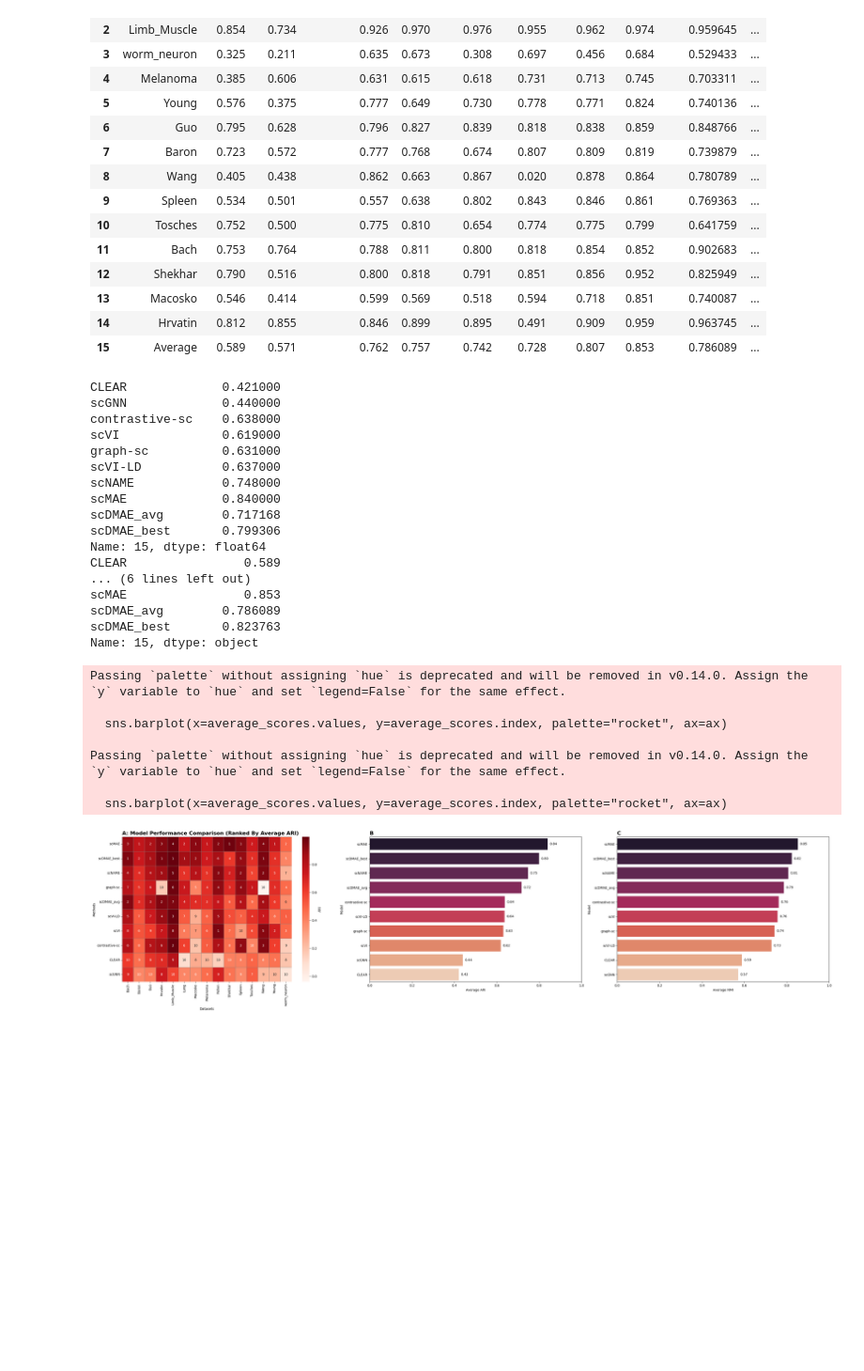
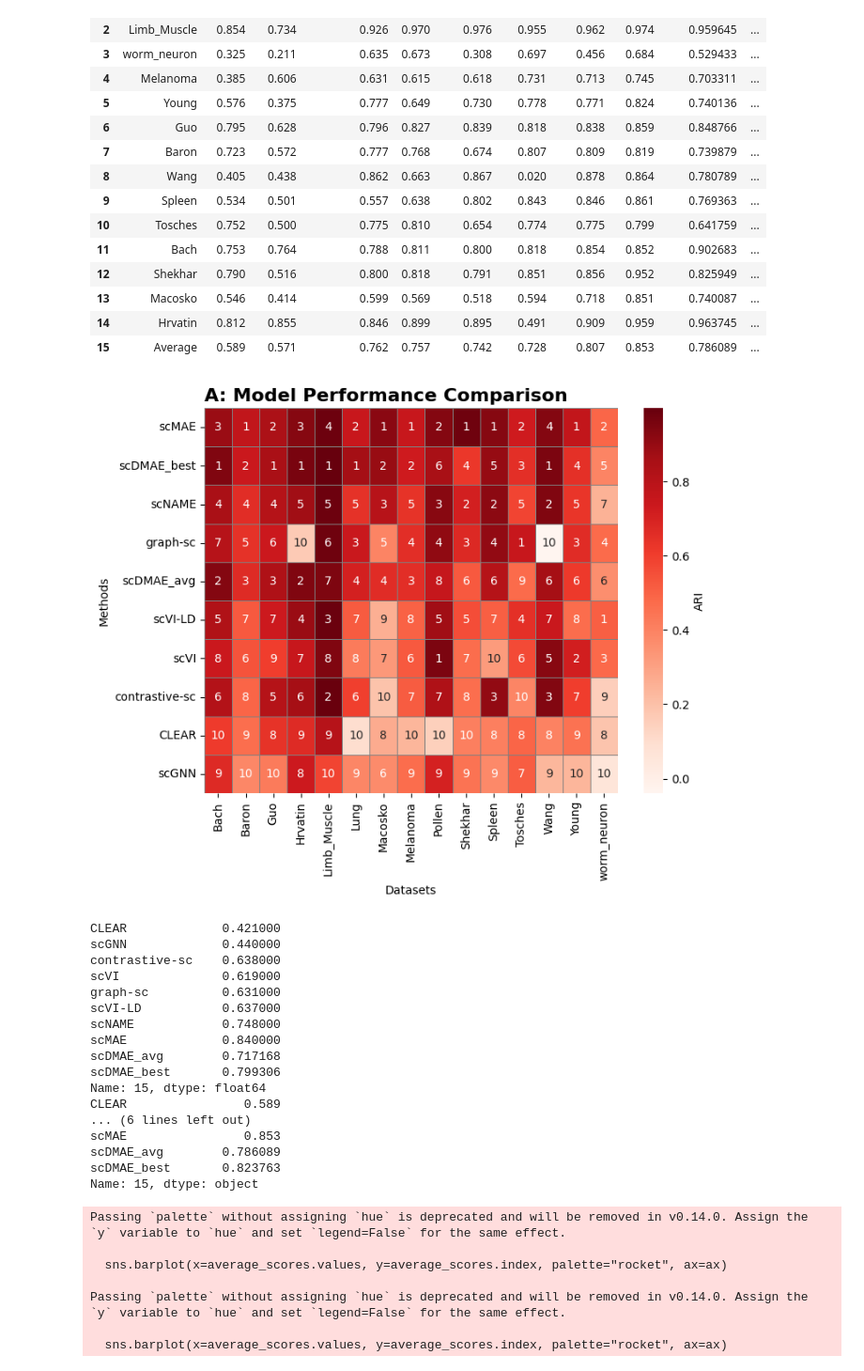
Before and after one commit to haodongzhang0118/sc-DMAE, a Jupyter notebook: data_viz_mlu54.ipynb, the cells around one changed output. Shown: that part at 94% size. Drawn from its saved outputs; the diff is of its cells as text; code cells hidden in the pictures; blank space fills up the shorter version.

Commit message:
updated hrvatin results (/results/hrvatin)

```diff
--- a/data_viz_mlu54.ipynb
+++ b/data_viz_mlu54.ipynb
@@ -5,8 +5,8 @@ import matplotlib.pyplot as plt
 import seaborn as sns
 import pandas as pd
 # %%
-prev_ari = pd.read_csv("./results/prev_results_ari.tab.txt", sep="\t")
-prev_nmi = pd.read_csv("./results/prev_results_nmi.tab.txt", sep="\t")
+prev_ari = pd.read_csv("./michaels_results/prev_results_ari.tab.txt", sep="\t")
+prev_nmi = pd.read_csv("./michaels_results/prev_results_nmi.tab.txt", sep="\t")
 prev_ari["scDMAE_avg"] = prev_ari["scMAE"].astype(float)
 prev_nmi["scDMAE_avg"] = prev_nmi["scMAE"].astype(float)
 prev_ari["scDMAE_best"] = prev_ari["scMAE"].astype(float)
@@ -50,12 +50,12 @@ dataset_mappings = {
     "hrvatin": "Hrvatin"
 }
 # %%
-for dir in os.listdir("./results"):
+for dir in os.listdir("./michaels_results"):
     name = dataset_mappings.get(dir, "Unknown Dataset")
     if name == "Unknown Dataset":
         continue
-    all_results = pd.read_csv(f"./results/{dir}/all_iterations_results.csv")
-    average_metrics = pd.read_csv(f"./results/{dir}/average_metrics.csv")
+    all_results = pd.read_csv(f"./michaels_results/{dir}/all_iterations_results.csv")
+    average_metrics = pd.read_csv(f"./michaels_results/{dir}/average_metrics.csv")
     prev_ari.loc[prev_ari["datasets"] == name, "scDMAE_avg"] = np.max(average_metrics["avg_ari"].values)
     prev_nmi.loc[prev_nmi["datasets"] == name, "scDMAE_avg"] = np.max(average_metrics["avg_nmi"].values)
     prev_ari.loc[prev_ari["datasets"] == name, "scDMAE_best"] = np.max(all_results["ari"].values)
@@ -96,10 +96,9 @@ ranks_melted = ranks.reset_index().melt(id_vars="index", var_name="model", value
 merged = ari_melted.merge(ranks_melted, on=["index", "model"])
 merged["dataset"] = dataset_names.iloc[merged["index"]].values
 
-fig, axes = plt.subplots(1, 3, figsize=(32, 8))
+fig, ax = plt.subplots(1, 1, figsize=(8, 6))
 
 # Panel A
-ax = axes[0]
 pivot_ari = merged.pivot(index="model", columns="dataset", values="ARI")
 pivot_rank = merged.pivot(index="model", columns="dataset", values="Rank")
 
@@ -119,46 +118,53 @@ sns.heatmap(
     cbar_kws={"label": "ARI"},
     ax=ax
 )
-ax.set_title("A: Model Performance Comparison (Ranked By Average ARI)", loc="left", fontsize=16, fontweight="bold")
+ax.set_title("A: Model Performance Comparison", loc="left", fontsize=16, fontweight="bold")
 ax.set_xlabel("Datasets")
 ax.set_ylabel("Methods")
 
+plt.savefig("./michaels_results/ARI_Performance_Comparison.png", dpi=300, bbox_inches='tight')
+plt.show()
+
+fig, axes = plt.subplots(1, 2, figsize=(12, 6))
+
 # Panel B
-ax = axes[1]
+ax = axes[0]
 average_scores = ari_scores.iloc[-1]
 print(average_scores)
 
 average_scores = average_scores.sort_values(ascending=False)
 sns.barplot(x=average_scores.values, y=average_scores.index, palette="rocket", ax=ax)
 
 # Annotate bars with exact values
 for i, (val, name) in enumerate(zip(average_scores.values, average_scores.index)):
     ax.text(val + 0.01, i, f"{val:.2f}", va="center")
 
 ax.set_xlim(0, 1)
 ax.set_ylabel("Model")
 ax.set_xlabel("Average ARI")
 ax.set_title("B", loc="left", fontsize=16, fontweight="bold")
 
 # Panel C
-ax = axes[2]
+ax = axes[1]
 
 # Use the "Average" row for barplot
 average_scores = prev_nmi.iloc[-1][1:]
 print(average_scores)
 average_scores = average_scores.sort_values(ascending=False)
 sns.barplot(x=average_scores.values, y=average_scores.index, palette="rocket", ax=ax)
 # Annotate bars with exact values
 for i, (val, name) in enumerate(zip(average_scores.values, average_scores.index)):
     ax.text(val + 0.01, i, f"{val:.2f}", va="center")
 ax.set_xlim(0, 1)
 ax.set_ylabel("Model")
 ax.set_xlabel("Average NMI")
 ax.set_title("C", loc="left", fontsize=16, fontweight="bold")
 
 plt.tight_layout()
+plt.savefig("./michaels_results/AVG_ARI_NMI_Performance_Comparison.png", dpi=300, bbox_inches='tight')
 plt.show()
 # %% [output]
+[figure, new version]
 CLEAR             0.421000
 scGNN             0.440000
 contrastive-sc    0.638000
@@ -183,4 +189,3 @@ Passing `palette` without assigning `hue` is deprecated and will be removed in v
 Passing `palette` without assigning `hue` is deprecated and will be removed in v0.14.0. Assign the `y` variable to `hue` and set `legend=False` for the same effect.
 
   sns.barplot(x=average_scores.values, y=average_scores.index, palette="rocket", ax=ax)
-[figure, old version]
```
Also changed, not shown: parts of 1 cell of this notebook, 39 other files.
